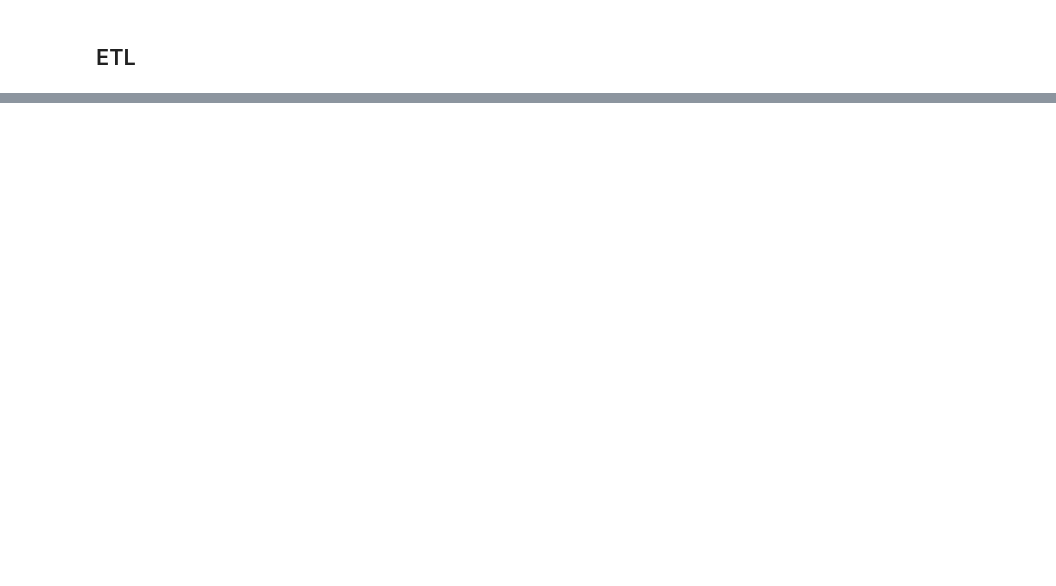
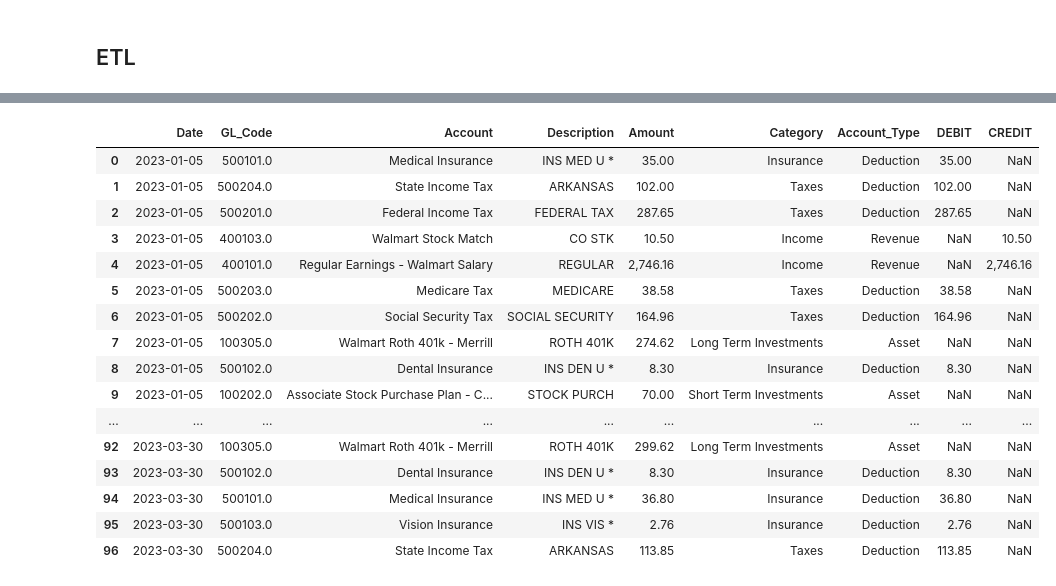
Before and after one commit to tascoma/personal-finance-app, a Jupyter notebook: notebooks/paystub_notebook.ipynb, the cells around one changed output, grey strips where cells are left out. Cells and saved outputs as stored; diff of their text form; code cells hidden in the pictures; blank space fills up the shorter version.

```diff
--- a/notebooks/paystub_notebook.ipynb
+++ b/notebooks/paystub_notebook.ipynb
@@ -83,0 +81,31 @@ df['Month'] = df['File'].str[-5:-7]
+# %%
+df = df[['Date', 'GL_Code', 'Account', 'Description', 'Amount', 'Category', 'Account_Type']]
+# %%
+df['Date'] = pd.to_datetime(df['Date'])
+df['Amount'] = df['Amount'].str.replace('$', '')
+# %%
+df = df.sort_values(by = 'Date').reset_index(drop = True)
+# %%
+df['DEBIT'] = np.where(df['Account_Type'] == 'Asset', df['Amount'], np.nan)
+df['DEBIT'] = np.where(df['Account_Type'] == 'Deduction', df['Amount'], np.nan)
+df['CREDIT'] = np.where(df['Account_Type'] == 'Revenue', df['Amount'],np.nan)
+# %%
+df
+# %% [output]
+|  | Date | GL_Code | Account | Description | Amount | Category | Account_Type | DEBIT | CREDIT |
+| 0 | 2023-01-05 | 500101.0 | Medical Insurance | INS MED U * | 35.00 | Insurance | Deduction | 35.00 | NaN |
+| 1 | 2023-01-05 | 500204.0 | State Income Tax | ARKANSAS | 102.00 | Taxes | Deduction | 102.00 | NaN |
+| 2 | 2023-01-05 | 500201.0 | Federal Income Tax | FEDERAL TAX | 287.65 | Taxes | Deduction | 287.65 | NaN |
+| 3 | 2023-01-05 | 400103.0 | Walmart Stock Match | CO STK | 10.50 | Income | Revenue | NaN | 10.50 |
+| 4 | 2023-01-05 | 400101.0 | Regular Earnings - Walmart Salary | REGULAR | 2,746.16 | Income | Revenue | NaN | 2,746.16 |
+| 5 | 2023-01-05 | 500203.0 | Medicare Tax | MEDICARE | 38.58 | Taxes | Deduction | 38.58 | NaN |
+| 6 | 2023-01-05 | 500202.0 | Social Security Tax | SOCIAL SECURITY | 164.96 | Taxes | Deduction | 164.96 | NaN |
+| 7 | 2023-01-05 | 100305.0 | Walmart Roth 401k - Merrill | ROTH 401K | 274.62 | Long Term Investments | Asset | NaN | NaN |
+| 8 | 2023-01-05 | 500102.0 | Dental Insurance | INS DEN U * | 8.30 | Insurance | Deduction | 8.30 | NaN |
+| 9 | 2023-01-05 | 100202.0 | Associate Stock Purchase Plan - C... | STOCK PURCH | 70.00 | Short Term Investments | Asset | NaN | NaN |
+| ... | ... | ... | ... | ... | ... | ... | ... | ... | ... |
+| 92 | 2023-03-30 | 100305.0 | Walmart Roth 401k - Merrill | ROTH 401K | 299.62 | Long Term Investments | Asset | NaN | NaN |
+| 93 | 2023-03-30 | 500102.0 | Dental Insurance | INS DEN U * | 8.30 | Insurance | Deduction | 8.30 | NaN |
+| 94 | 2023-03-30 | 500101.0 | Medical Insurance | INS MED U * | 36.80 | Insurance | Deduction | 36.80 | NaN |
+| 95 | 2023-03-30 | 500103.0 | Vision Insurance | INS VIS * | 2.76 | Insurance | Deduction | 2.76 | NaN |
+| 96 | 2023-03-30 | 500204.0 | State Income Tax | ARKANSAS | 113.85 | Taxes | Deduction | 113.85 | NaN |
```
Also changed, not shown: parts of 13 cells of this notebook, 11 other files.
